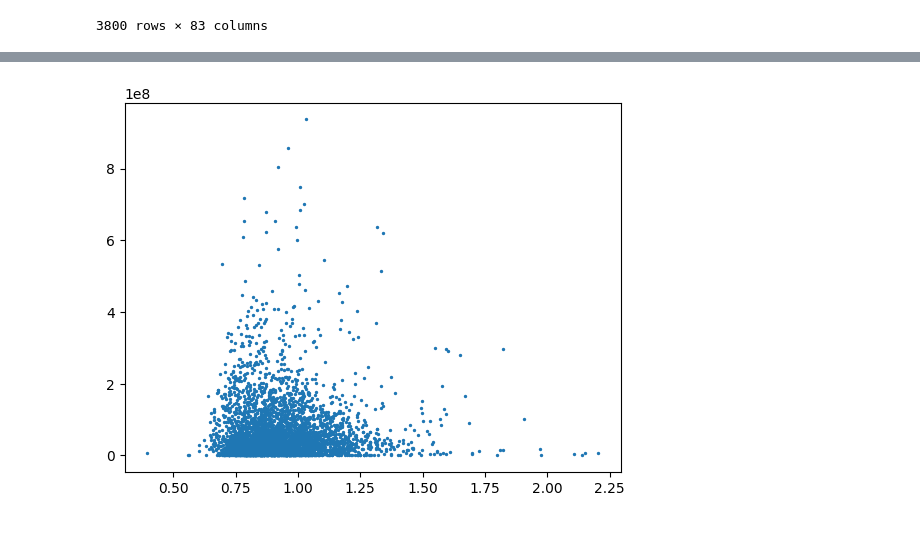
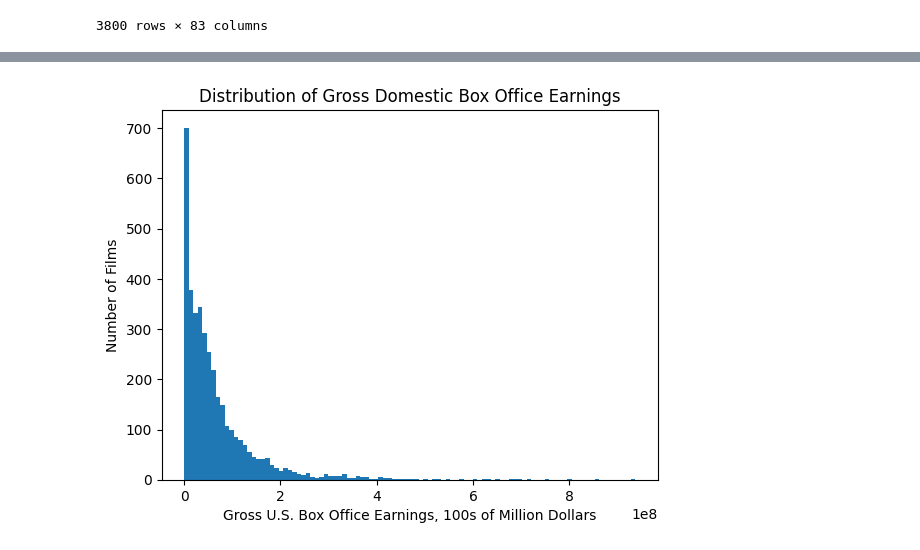
Before and after one commit to kaijchang/cmpu250-project-group-1, a Jupyter notebook: eda/eda.ipynb, the cells around one changed output, grey strips where cells are left out. Cells and saved outputs as stored; diff of their text form; code cells hidden in the pictures.

Commit message:
added new visualizations, labelled existing ones

```diff
--- a/eda/eda.ipynb
+++ b/eda/eda.ipynb
@@ -213,5 +156,8 @@ plt.show()
-# %%
-plt.scatter(movies_us_release['polarization_score'], movies_us_release['gross'], s=2)
-plt.show()
-# %% [output]
-[figure, removed]
+# %%
+plt.hist(movies_us_release['gross'], bins=100)
+plt.xlabel('Gross U.S. Box Office Earnings, 100s of Million Dollars')
+plt.ylabel('Number of Films')
+plt.title('Distribution of Gross Domestic Box Office Earnings')
+plt.show()
+# %% [output]
+[figure, added]
```
Also changed, not shown: parts of 11 cells of this notebook.
